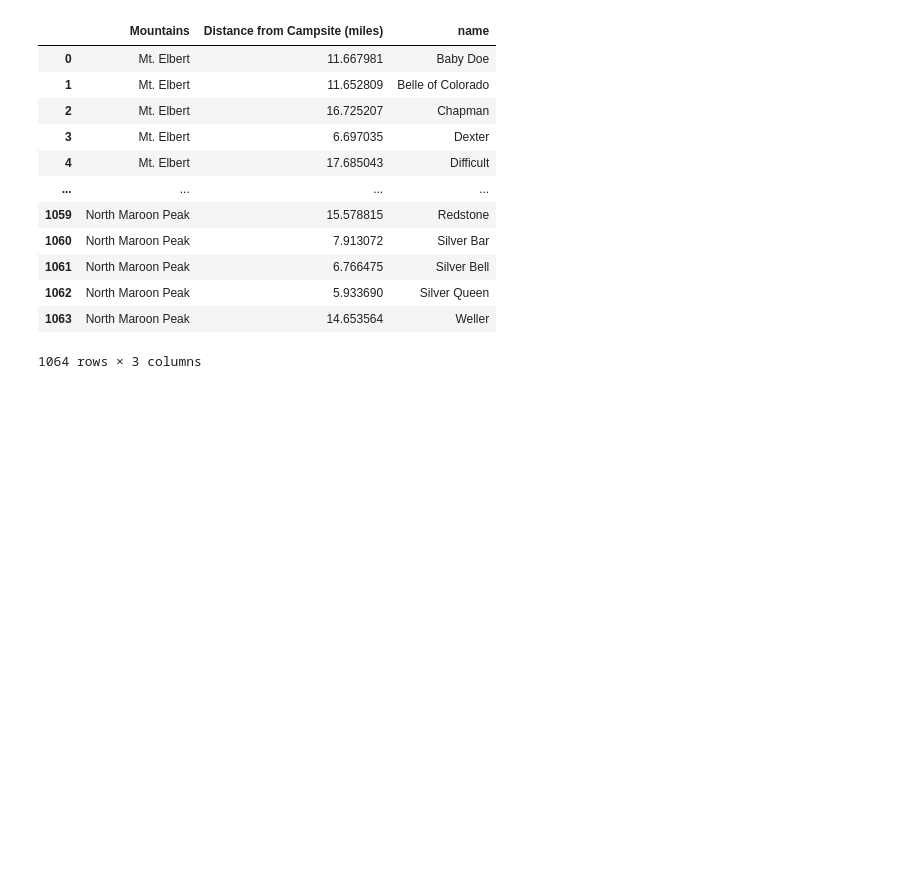
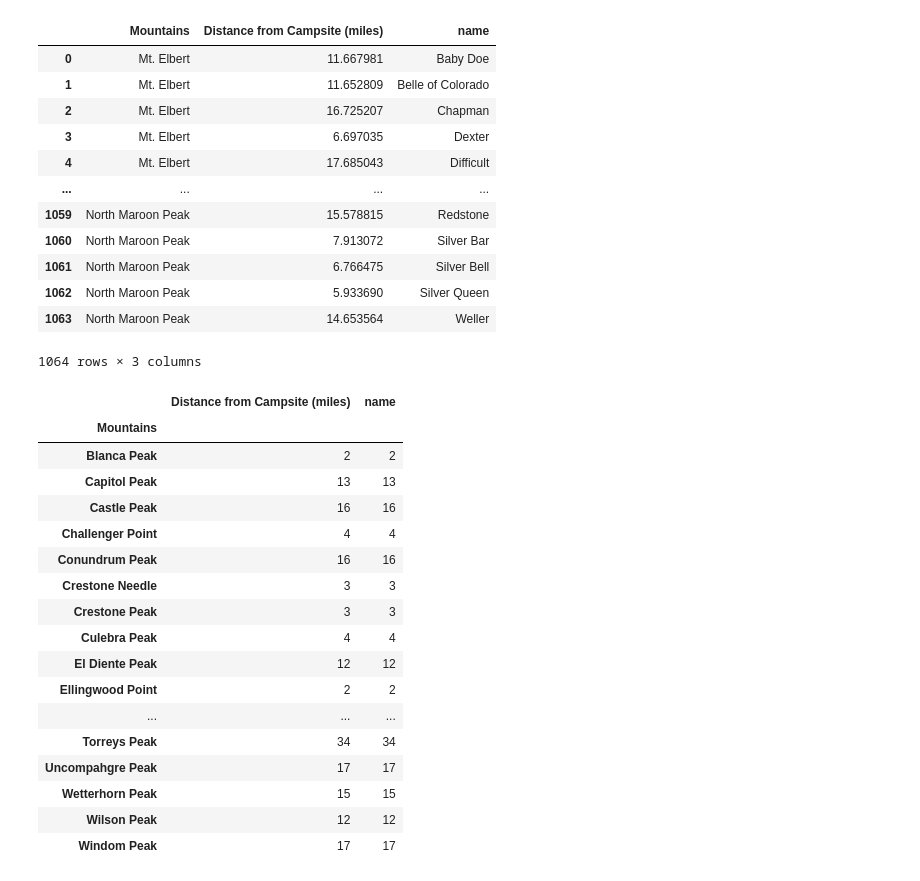
Before and after one commit to dalberghini/14er_project, a Jupyter notebook: 14ers_trailheads_campgrounds_other.ipynb, the cells around one changed output. Drawn from its saved outputs; the diff is of its cells as text; code cells hidden in the pictures; blank space fills up the shorter version.

```diff
--- a/14ers_trailheads_campgrounds_other.ipynb
+++ b/14ers_trailheads_campgrounds_other.ipynb
@@ -408,3 +407,25 @@ distance_df
 | 1062 | North Maroon Peak | 5.933690 | Silver Queen |
 | 1063 | North Maroon Peak | 14.653564 | Weller |
 1064 rows × 3 columns
+# %%
+#This process created 6630 instances of campgrounds within 60 miles of the 14ers in CO, below is the counts of how many each has, unless I did everything wrong.
+distance_df.groupby("Mountains").count()
+# %% [output]
+|  | Distance from Campsite (miles) | name |
+| Mountains |  |  |
+| Blanca Peak | 2 | 2 |
+| Capitol Peak | 13 | 13 |
+| Castle Peak | 16 | 16 |
+| Challenger Point | 4 | 4 |
+| Conundrum Peak | 16 | 16 |
+| Crestone Needle | 3 | 3 |
+| Crestone Peak | 3 | 3 |
+| Culebra Peak | 4 | 4 |
+| El Diente Peak | 12 | 12 |
+| Ellingwood Point | 2 | 2 |
+| ... | ... | ... |
+| Torreys Peak | 34 | 34 |
+| Uncompahgre Peak | 17 | 17 |
+| Wetterhorn Peak | 15 | 15 |
+| Wilson Peak | 12 | 12 |
+| Windom Peak | 17 | 17 |
```
Also changed, not shown: parts of 5 cells of this notebook.
